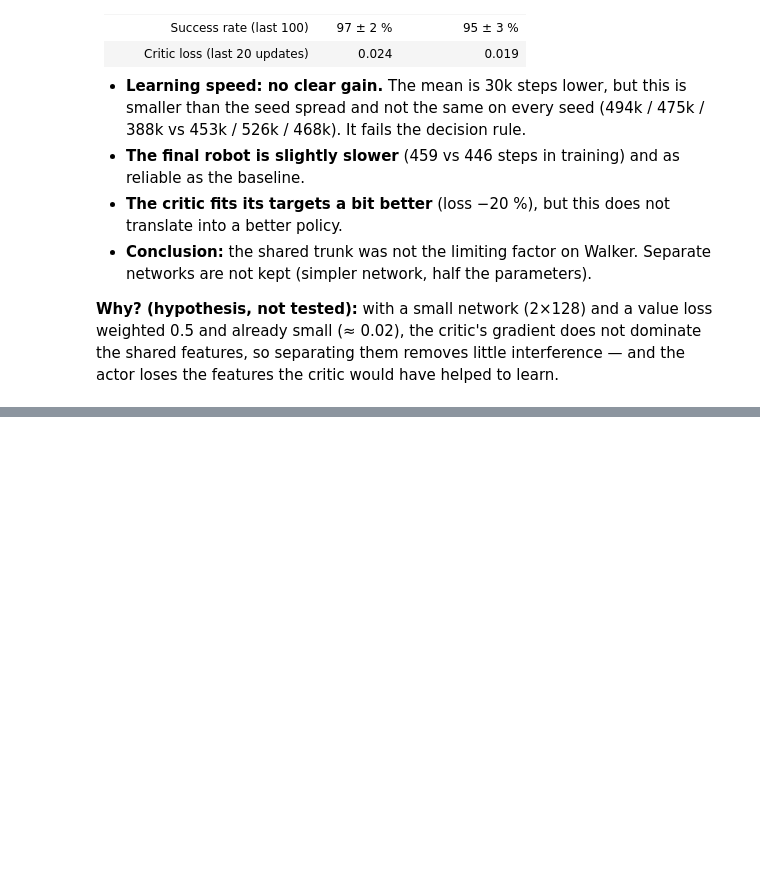
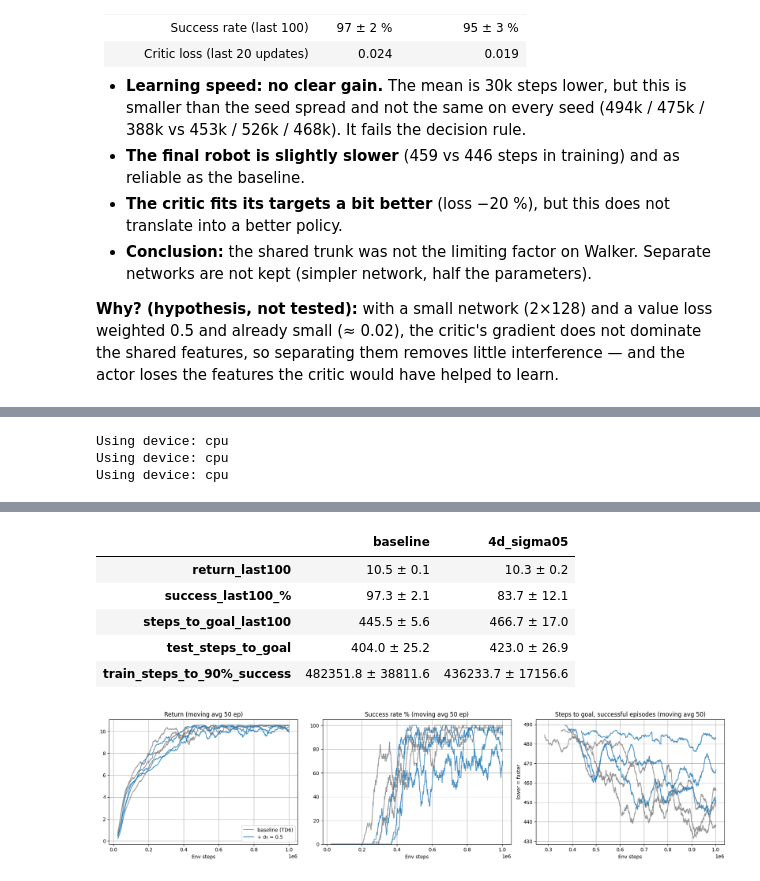
Before and after one commit to enzontl/evogym-coevolution, a Jupyter notebook: notebooks/03_ppo_optimisation.ipynb, the cells around one changed output, grey strips where cells are left out. Drawn from its saved outputs; the diff is of its cells as text; code cells hidden in the pictures; blank space fills up the shorter version.

Commit message:
Step 4d: smaller initial exploration (--log-std-init -0.69), 3 seeds - not kept: slower and less reliable

```diff
--- a/notebooks/03_ppo_optimisation.ipynb
+++ b/notebooks/03_ppo_optimisation.ipynb
@@ -198,0 +205,7 @@ Using device: cpu
+# %%
+t4d = compare("4d_sigma05", "walker_4d_sigma05")
+plot_vs_baseline("walker_4d_sigma05", "+ σ₀ = 0.5", "04d_sigma05.png")
+# %% [output]
+Using device: cpu
+Using device: cpu
+Using device: cpu
@@ -198,0 +217,7 @@ Using device: cpu
+|  | baseline | 4d_sigma05 |
+| return_last100 | 10.5 ± 0.1 | 10.3 ± 0.2 |
+| success_last100_% | 97.3 ± 2.1 | 83.7 ± 12.1 |
+| steps_to_goal_last100 | 445.5 ± 5.6 | 466.7 ± 17.0 |
+| test_steps_to_goal | 404.0 ± 25.2 | 423.0 ± 26.9 |
+| train_steps_to_90%_success | 482351.8 ± 38811.6 | 436233.7 ± 17156.6 |
+[figure, added]
```
Also changed, not shown: parts of 3 cells of this notebook, 2 other files.
